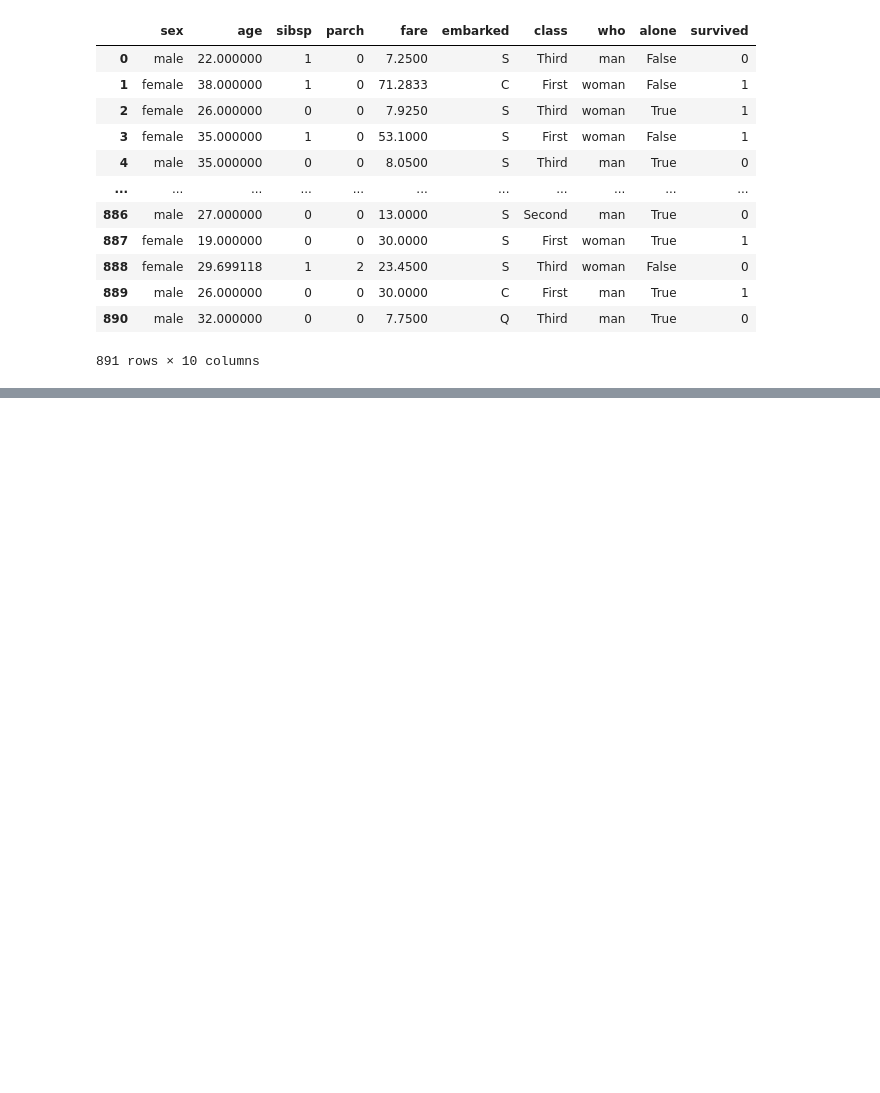
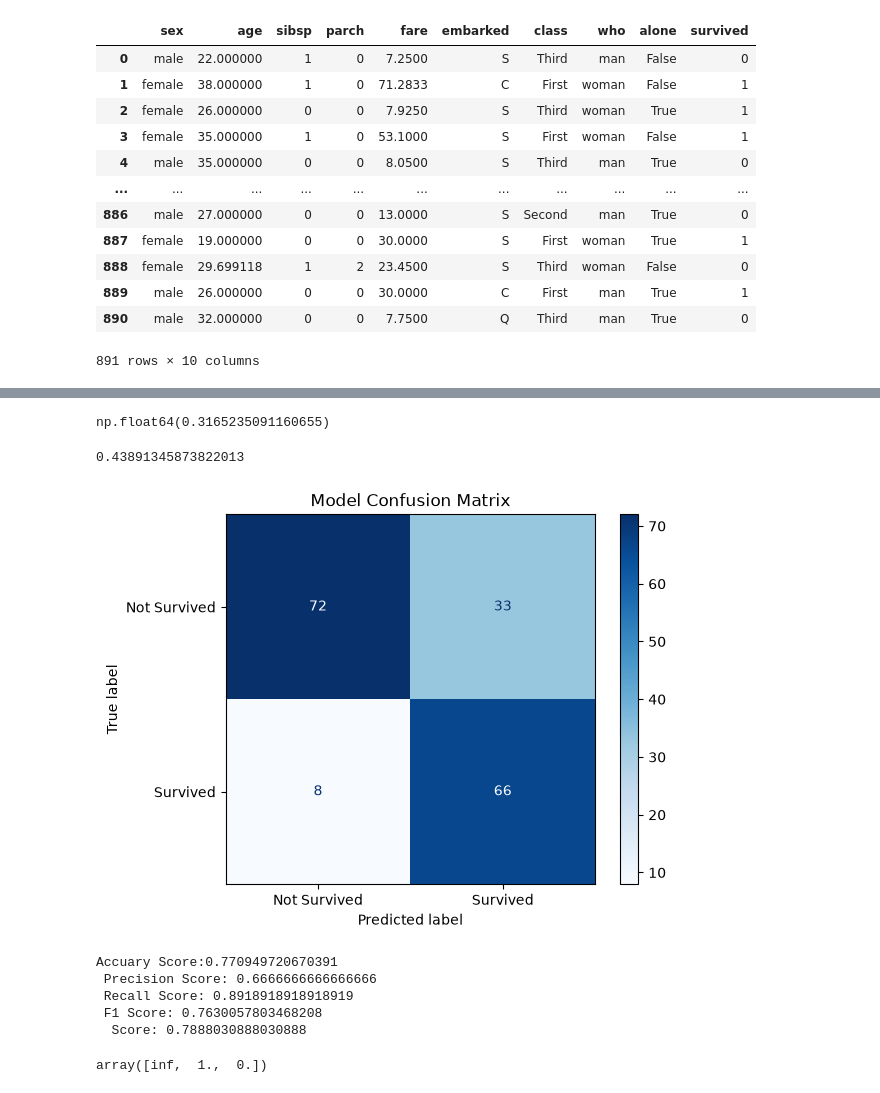
Before and after one commit to princedanson/Intermidiate_1, a Jupyter notebook: tutorials/contact_3_intermediate/Question_1.ipynb, the cells around one changed output, grey strips where cells are left out. Cells and saved outputs as stored; diff of their text form; code cells hidden in the pictures; blank space fills up the shorter version.

```diff
--- a/tutorials/contact_3_intermediate/Question_1.ipynb
+++ b/tutorials/contact_3_intermediate/Question_1.ipynb
@@ -163,2 +181,3 @@ X_train_final = pd.concat([X_train_numerical_df, X_train_nominal_df, X_train_ord
 # %%
 X_test_final = pd.concat([X_test_numerical_df, X_test_nominal_df, X_test_ordinal_df ],axis=1)
+X_test_final.fillna(0,inplace=True)
@@ -180,0 +214,7 @@ LogisticRegression does not accept missing values encoded as NaN natively. For s
+# %%
+y_pred = model.predict_proba(X_test_final)[:,1]
+check = X_test
+check['survived'] = Y_test['survived']
+check['predict'] = y_pred
+check[check['predict']<0] = 0
+check['predict']=check['predict'].round()
@@ -180,0 +254,33 @@ LogisticRegression does not accept missing values encoded as NaN natively. For s
+# %%
+y_pred.std()
+# %% [output]
+np.float64(0.3165235091160655)
+# %%
+threshold_i = 0.40
+threshold_proba = (y_pred>threshold_i)
+
+cm = confusion_matrix(Y_test,threshold_proba)
+log_loss(Y_test,y_pred)
+# %% [output]
+0.43891345873822013
+# %%
+dis = ConfusionMatrixDisplay(confusion_matrix=cm, display_labels = ['Not Survived','Survived'])
+dis.plot(cmap=plt.cm.Blues)
+plt.title("Model Confusion Matrix")
+plt.show()
+# %% [output]
+[figure, added]
+# %%
+print(f"Accuary Score:{ accuracy_score(Y_test,threshold_proba)}\n Precision Score: {precision_score(Y_test,threshold_proba)} \n Recall Score: {recall_score(Y_test,threshold_proba)}\n F1 Score: {f1_score(Y_test,threshold_proba)}\n  Score: {roc_auc_score(Y_test,threshold_proba)}")
+# %% [output]
+Accuary Score:0.770949720670391
+ Precision Score: 0.6666666666666666
+ Recall Score: 0.8918918918918919
+ F1 Score: 0.7630057803468208
+  Score: 0.7888030888030888
+# %%
+fpr,tpr, threshold = roc_curve(Y_test,threshold_proba)
+auc_score = roc_auc_score(Y_test,threshold_proba)
+threshold
+# %% [output]
+array([inf,  1.,  0.])
```
Also changed, not shown: parts of 10 cells of this notebook, 2 other files.
